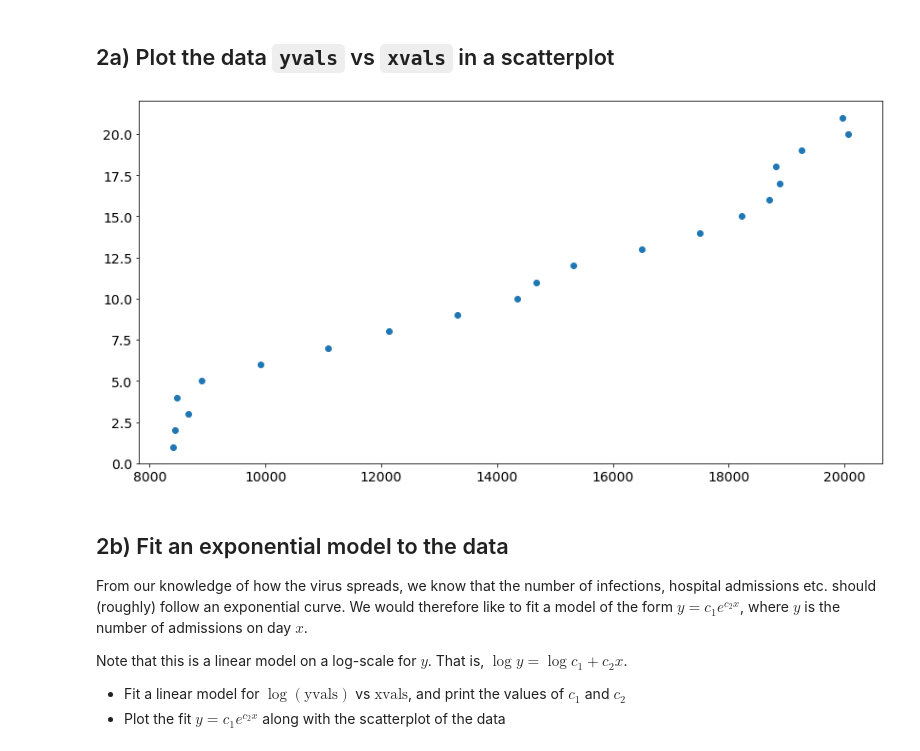
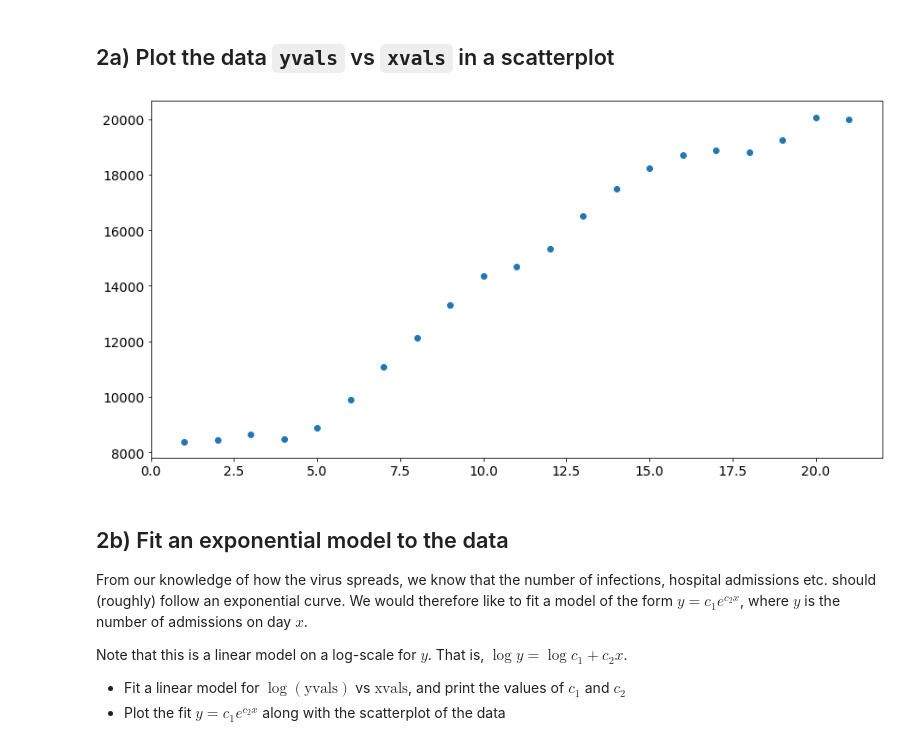
Before and after one commit to cmr67/IB-Data-Science, a Jupyter notebook: Exercises/02 Exercise Notebook 2.ipynb, the cells around one changed output. Drawn from its saved outputs; the diff is of its cells as text; code cells hidden in the pictures.

```diff
--- a/Exercises/02 Exercise Notebook 2.ipynb
+++ b/Exercises/02 Exercise Notebook 2.ipynb
@@ -74,10 +74,10 @@ xvals = np.linspace(1,N,N) #an array containing the values 1,2....,N
 ## 2a) Plot the data `yvals` vs `xvals` in a scatterplot
 # %%
 # Your code for scatterplot here
-plt.scatter(yvals, xvals)
+plt.scatter(xvals, yvals)
 plt.show()
 # %% [output]
-[figure, old version]
+[figure, new version]
 # %% [markdown]
 ## 2b) Fit an exponential model to the data
 
```
Also changed, not shown: parts of 2 cells of this notebook.
